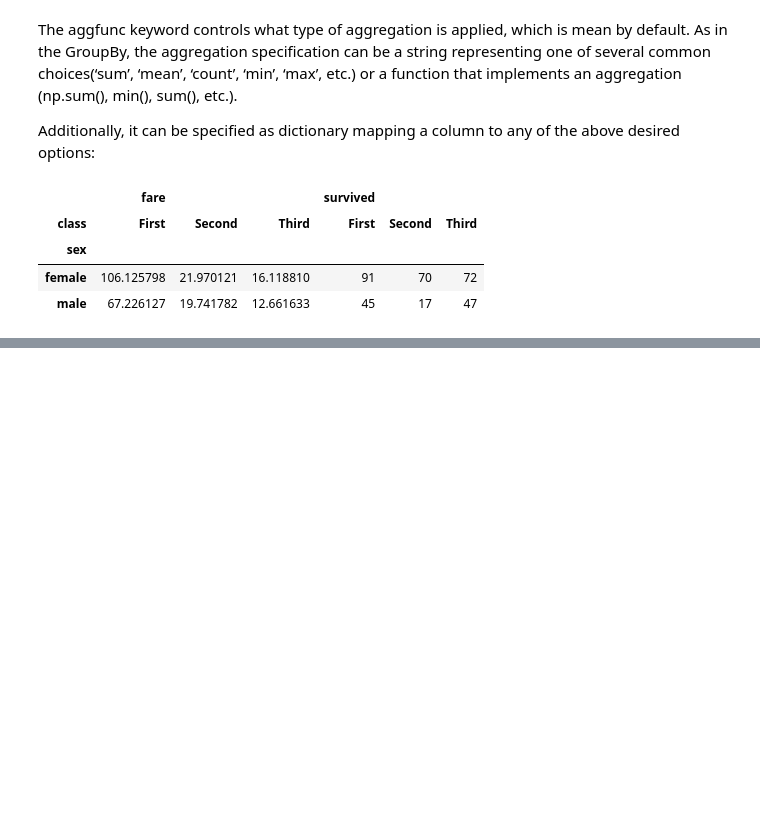
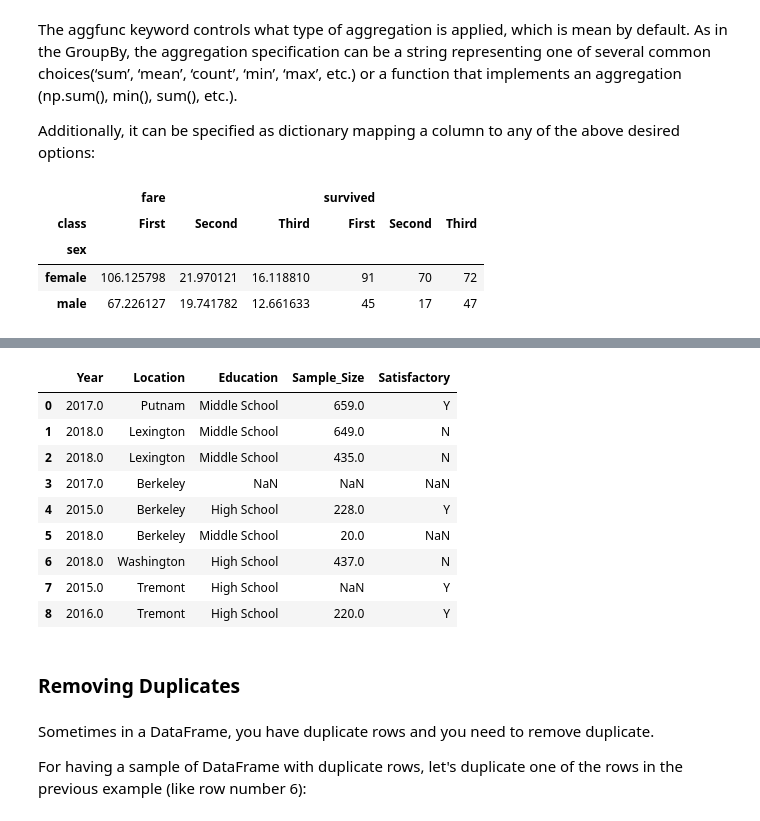
Before and after one commit to igaribay/DSSwithPython, a Jupyter notebook: DSS-Week05/Notebook/DSS-Unit05-Lecture02.2018.ipynb, the cells around one changed output, grey strips where cells are left out. Cells and saved outputs as stored; diff of their text form; code cells hidden in the pictures; blank space fills up the shorter version.

```diff
--- a/DSS-Week05/Notebook/DSS-Unit05-Lecture02.2018.ipynb
+++ b/DSS-Week05/Notebook/DSS-Unit05-Lecture02.2018.ipynb
@@ -307,0 +408,21 @@ titanic.pivot_table(index = 'sex', columns = 'class', aggfunc = {'survived' : su
+# %%
+# filling missing data in column 'Year' by 2015.
+
+df.fillna({'Year': 2015})
+# %% [output]
+|  | Year | Location | Education | Sample_Size | Satisfactory |
+| 0 | 2017.0 | Putnam | Middle School | 659.0 | Y |
+| 1 | 2018.0 | Lexington | Middle School | 649.0 | N |
+| 2 | 2018.0 | Lexington | Middle School | 435.0 | N |
+| 3 | 2017.0 | Berkeley | NaN | NaN | NaN |
+| 4 | 2015.0 | Berkeley | High School | 228.0 | Y |
+| 5 | 2018.0 | Berkeley | Middle School | 20.0 | NaN |
+| 6 | 2018.0 | Washington | High School | 437.0 | N |
+| 7 | 2015.0 | Tremont | High School | NaN | Y |
+| 8 | 2016.0 | Tremont | High School | 220.0 | Y |
+# %% [markdown]
+### Removing Duplicates
+# %% [markdown]
+Sometimes in a DataFrame, you have duplicate rows and you need to remove duplicate.
+
+For having a sample of DataFrame with duplicate rows, let's duplicate one of the rows in the previous example (like row number 6):
```
Also changed, not shown: parts of 26 cells of this notebook, 14 other files.
